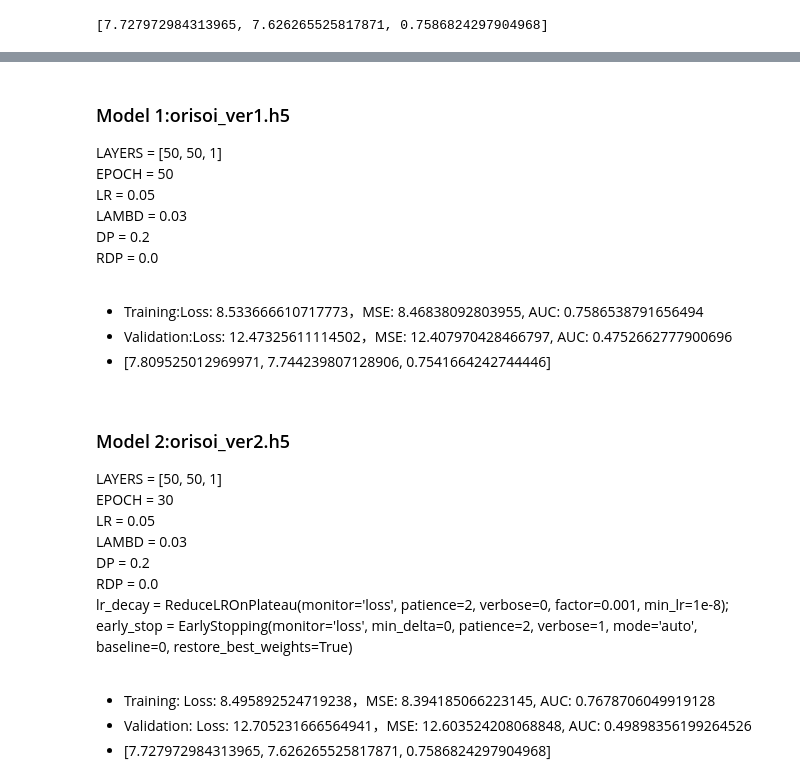
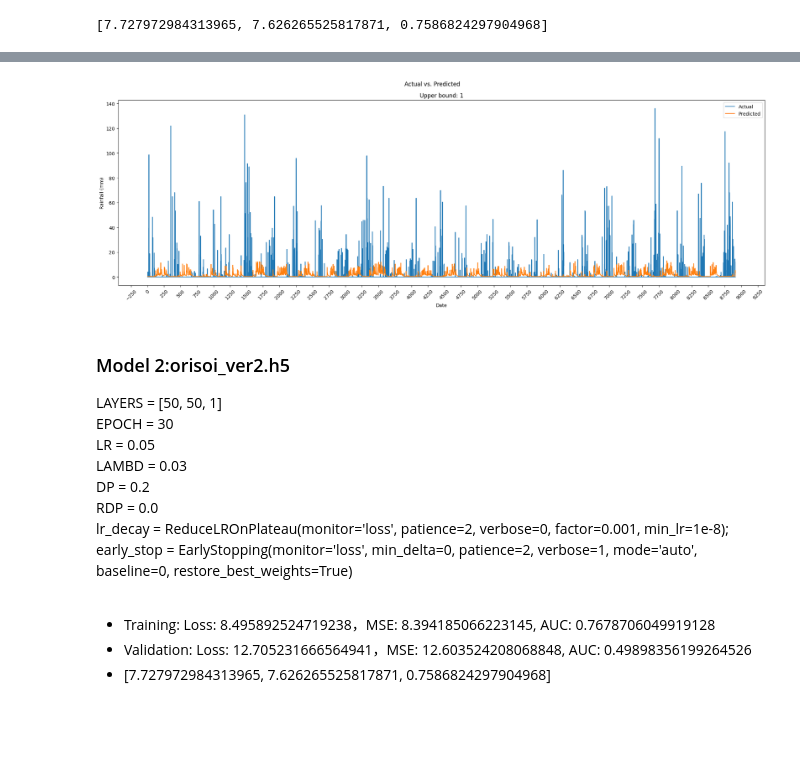
Before and after one commit to pippahtlin/Extreme-Precipitation, a Jupyter notebook: orisoi_daily.ipynb, the cells around one changed output, grey strips where cells are left out. Drawn from its saved outputs; the diff is of its cells as text; code cells hidden in the pictures; blank space fills up the shorter version.

```diff
--- a/orisoi_daily.ipynb
+++ b/orisoi_daily.ipynb
@@ -265,0 +286,10 @@ model.save("orisoi_ver2.h5")
+# %%
+model1 = load_model('/content/orisoi_ver1.h5')
+# %%
+validation_predictions = model1.predict(X_val)
+validation_predictions = sc.inverse_transform(validation_predictions)
+validation_actual = sc.inverse_transform(y_val.reshape(-1,1))
+
+# Create a dataset to compare
+validation_compare = pd.DataFrame({'Actual': validation_actual.flatten(), 'Predicted': validation_predictions.flatten()})
+validation_compare.head(20)
@@ -266,18 +298,23 @@ model.save("orisoi_ver2.h5")
+# %%
+plt.figure(figsize=(20, 7))
+plt.xticks(rotation=45)
+plt.gca().xaxis.set_major_locator(MaxNLocator(nbins=40))
+
+plt.plot(validation_compare['Actual'])
+plt.plot(validation_compare['Predicted'])
+plt.legend(['Actual', 'Predicted'])
+plt.suptitle("Actual vs. Predicted")
+plt.title("Model 1")
+plt.xlabel('Date')
+plt.ylabel('Rainfall (mm)')
+plt.tight_layout()
+
+plt.savefig('compare_upper1.png')
+
+plt.show()
+# %% [output]
+[figure, added]
 # %% [markdown]
-### Model 1:orisoi_ver1.h5
-LAYERS = [50, 50, 1]
-EPOCH = 50
-LR = 0.05
-LAMBD = 0.03
-DP = 0.2
-RDP = 0.0
-<br>
-- Training:Loss: 8.533666610717773，MSE: 8.46838092803955, AUC: 0.7586538791656494
-- Validation:Loss: 12.47325611114502，MSE: 12.407970428466797, AUC: 0.4752662777900696
-- [7.809525012969971, 7.744239807128906, 0.7541664242744446]
-
-<br>
-
 ### Model 2:orisoi_ver2.h5
 LAYERS = [50, 50, 1]
 EPOCH = 30
```
Also changed, not shown: parts of 11 cells of this notebook.
